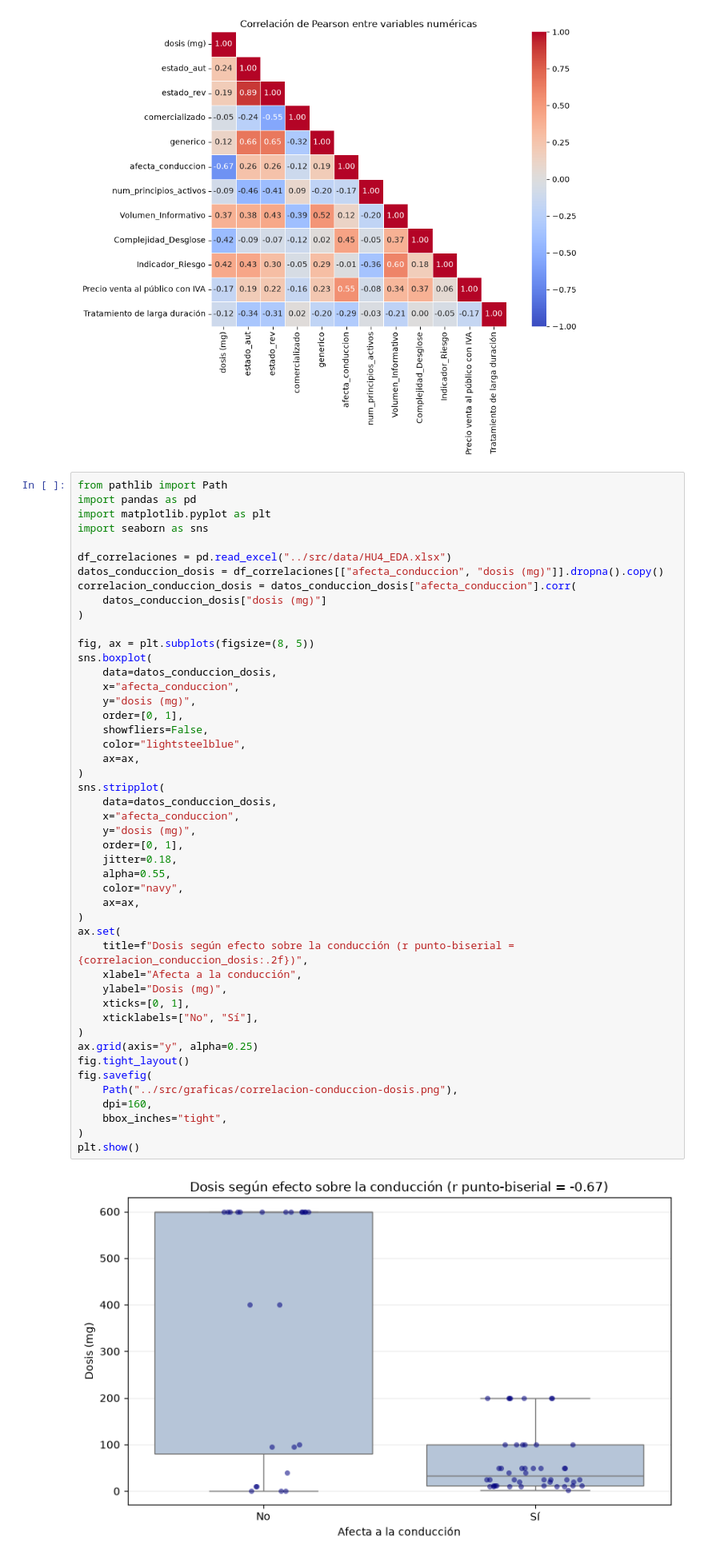
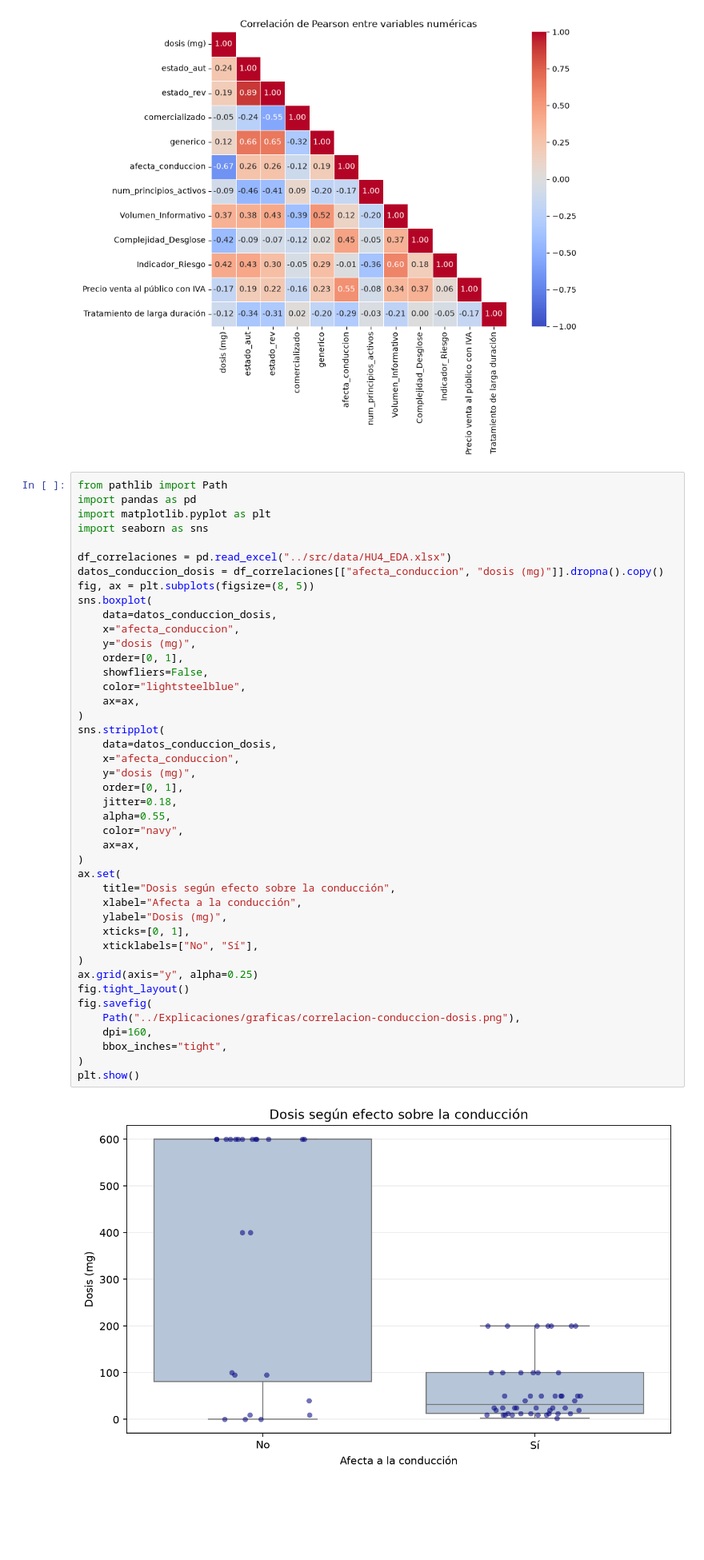
Before and after one commit to Chicloneo/Proyecto-Ingenieria-Dato, a Jupyter notebook: Notebooks/graficas.ipynb, the cells around one changed output. Shown at 80% size. Saved outputs shown, nothing was run; the diff lists cells and outputs as text; blank space fills up the shorter version.

```diff
--- a/Notebooks/graficas.ipynb
+++ b/Notebooks/graficas.ipynb
@@ -410,10 +406,6 @@ import seaborn as sns
 
 df_correlaciones = pd.read_excel("../src/data/HU4_EDA.xlsx")
 datos_conduccion_dosis = df_correlaciones[["afecta_conduccion", "dosis (mg)"]].dropna().copy()
-correlacion_conduccion_dosis = datos_conduccion_dosis["afecta_conduccion"].corr(
-    datos_conduccion_dosis["dosis (mg)"]
-)
-
 fig, ax = plt.subplots(figsize=(8, 5))
 sns.boxplot(
     data=datos_conduccion_dosis,
@@ -421,36 +413,36 @@ sns.boxplot(
     y="dosis (mg)",
     order=[0, 1],
     showfliers=False,
     color="lightsteelblue",
     ax=ax,
 )
 sns.stripplot(
     data=datos_conduccion_dosis,
     x="afecta_conduccion",
     y="dosis (mg)",
     order=[0, 1],
     jitter=0.18,
     alpha=0.55,
     color="navy",
     ax=ax,
 )
 ax.set(
-    title=f"Dosis según efecto sobre la conducción (r punto-biserial = {correlacion_conduccion_dosis:.2f})",
+    title="Dosis según efecto sobre la conducción",
     xlabel="Afecta a la conducción",
     ylabel="Dosis (mg)",
     xticks=[0, 1],
     xticklabels=["No", "Sí"],
 )
 ax.grid(axis="y", alpha=0.25)
 fig.tight_layout()
 fig.savefig(
-    Path("../src/graficas/correlacion-conduccion-dosis.png"),
+    Path("../Explicaciones/graficas/correlacion-conduccion-dosis.png"),
     dpi=160,
     bbox_inches="tight",
 )
 plt.show()
 # %% [output]
-[figure, old version]
+[figure, new version]
 # %%
 from pathlib import Path
 import pandas as pd
```
Also changed, not shown: parts of 3 cells of this notebook, 16 other files.
